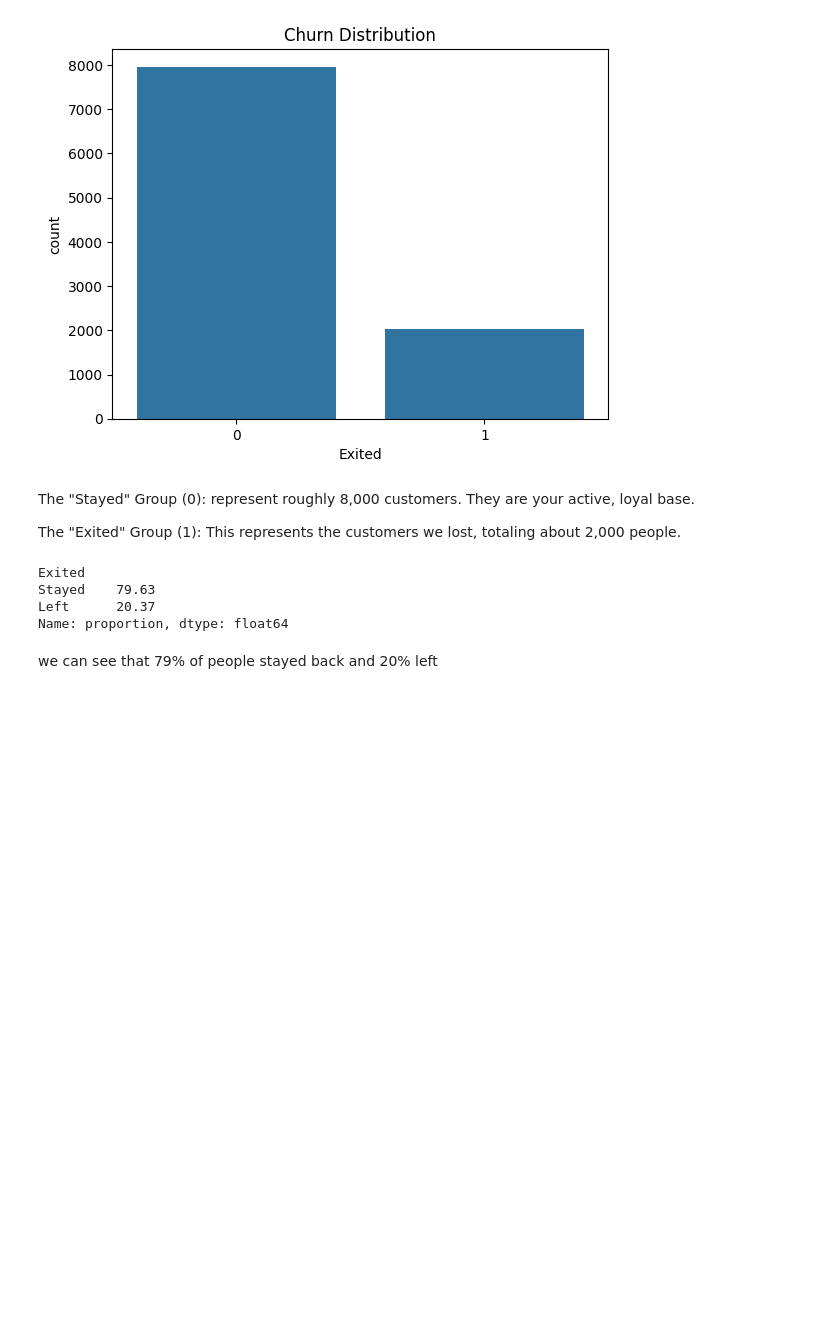
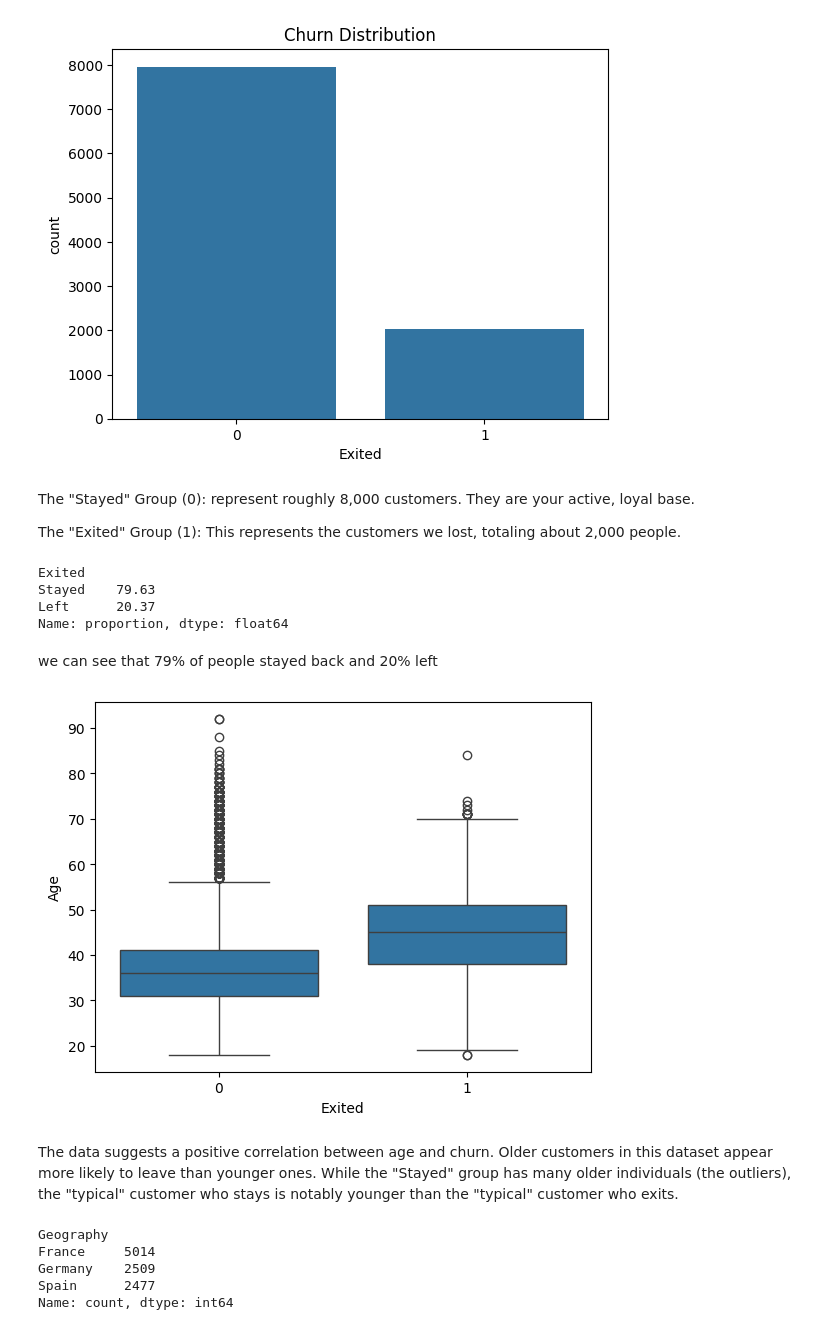
Before and after one commit to chighislian/customer-churn-prediction-ml, a Jupyter notebook: churn.ipynb, the cells around one changed output. Cells and saved outputs as stored; diff of their text form; code cells hidden in the pictures; blank space fills up the shorter version.

```diff
--- a/churn.ipynb
+++ b/churn.ipynb
@@ -100,3 +125,21 @@ Left      20.37
 Name: proportion, dtype: float64
 # %% [markdown]
 we can see that 79% of people stayed back and 20% left
+# %%
+sns.boxplot(x='Exited', y='Age', data=df)
+plt.show()
+# this will create a box plot to visualize the distribution of ages for customers who stayed (Exited=0) and
+#  those who left (Exited=1). It can help us identify any differences in age distribution between the two groups.
+# %% [output]
+[figure, added]
+# %% [markdown]
+The data suggests a positive correlation between age and churn. Older customers in this dataset appear more likely to leave than younger ones. While the "Stayed" group has many older individuals (the outliers), the "typical" customer who stays is notably younger than the "typical" customer who exits.
+# %%
+df['Geography'].value_counts()
+# this will give us the count of customers in each geographical location (Geography) to understand the distribution of customers across different regions.
+# %% [output]
+Geography
+France     5014
+Germany    2509
+Spain      2477
+Name: count, dtype: int64
```
Also changed, not shown: parts of 30 cells of this notebook.
